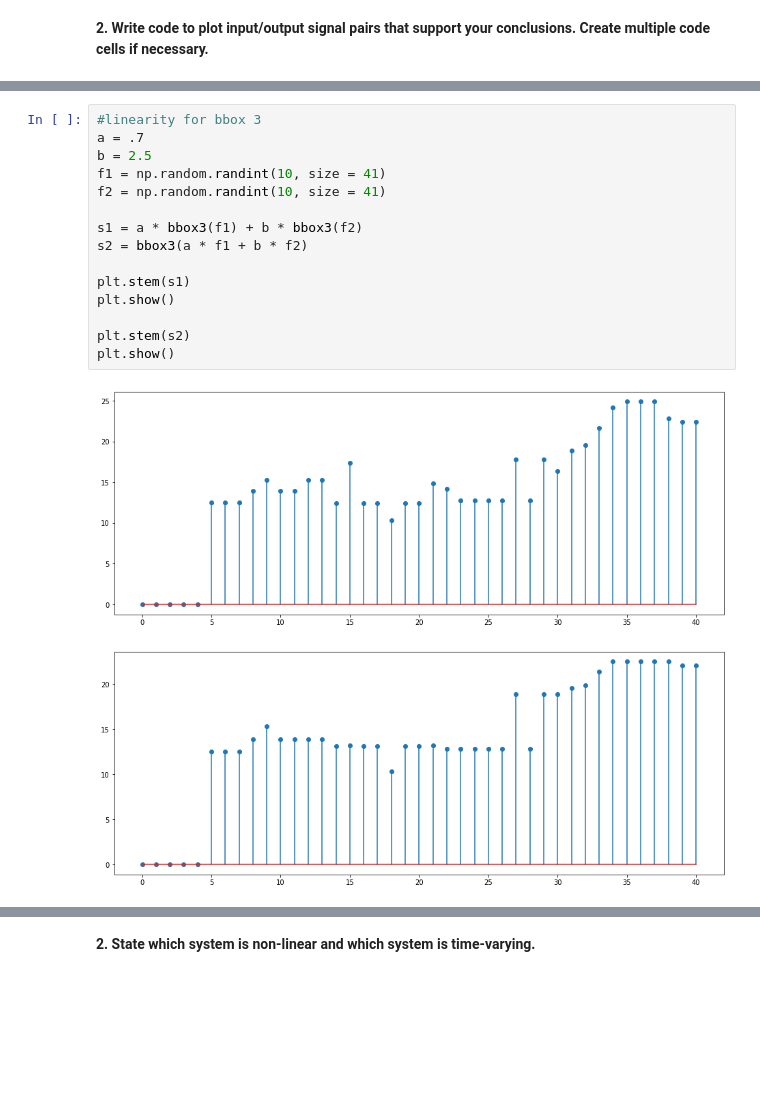
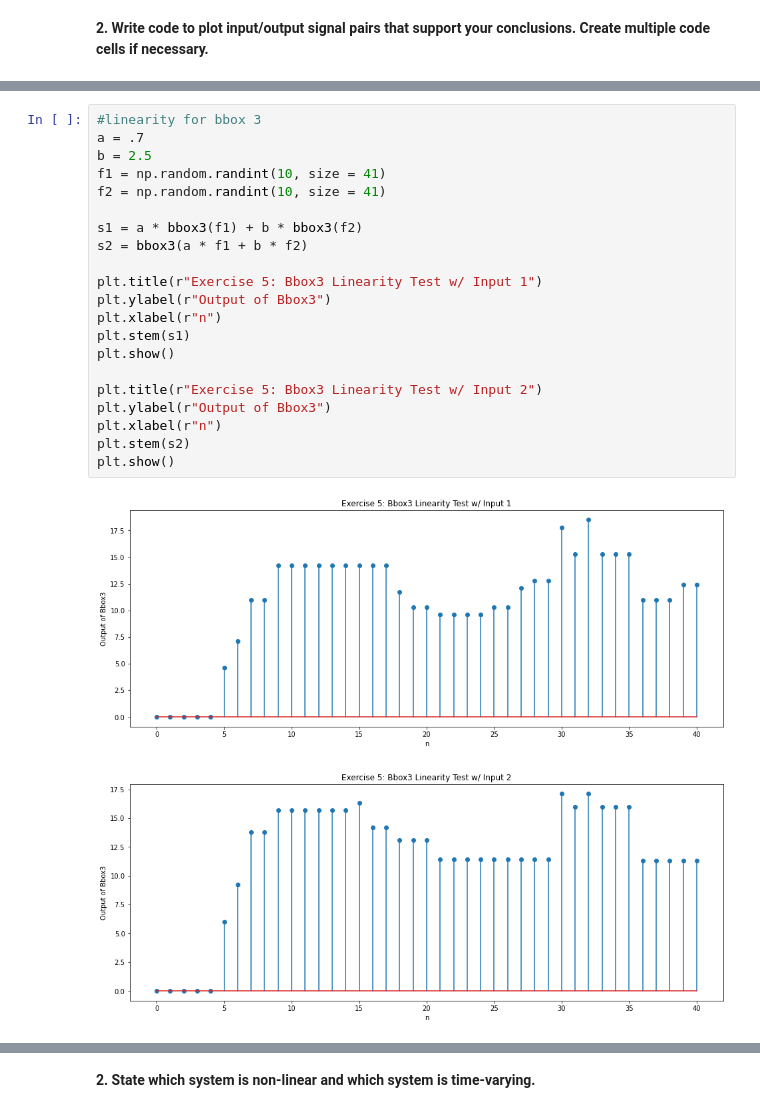
Before and after one commit to cdavin2/dsp_lab02, a Jupyter notebook: lab02_instructions.ipynb, the cells around one changed output, grey strips where cells are left out. Cells and saved outputs as stored; diff of their text form; blank space fills up the shorter version.

```diff
--- a/lab02_instructions.ipynb
+++ b/lab02_instructions.ipynb
@@ -480,18 +503,24 @@ plt.show()
 # %%
 #linearity for bbox 3
 a = .7
 b = 2.5
 f1 = np.random.randint(10, size = 41)
 f2 = np.random.randint(10, size = 41)
 
 s1 = a * bbox3(f1) + b * bbox3(f2)
 s2 = bbox3(a * f1 + b * f2)
 
+plt.title(r"Exercise 5: Bbox3 Linearity Test w/ Input 1")
+plt.ylabel(r"Output of Bbox3")
+plt.xlabel(r"n")
 plt.stem(s1)
 plt.show()
 
+plt.title(r"Exercise 5: Bbox3 Linearity Test w/ Input 2")
+plt.ylabel(r"Output of Bbox3")
+plt.xlabel(r"n")
 plt.stem(s2)
 plt.show()
 # %% [output]
-[figure, old version]
+[figure, new version]
-[figure, old version]
+[figure, new version]
```
Also changed, not shown: parts of 18 cells of this notebook.
